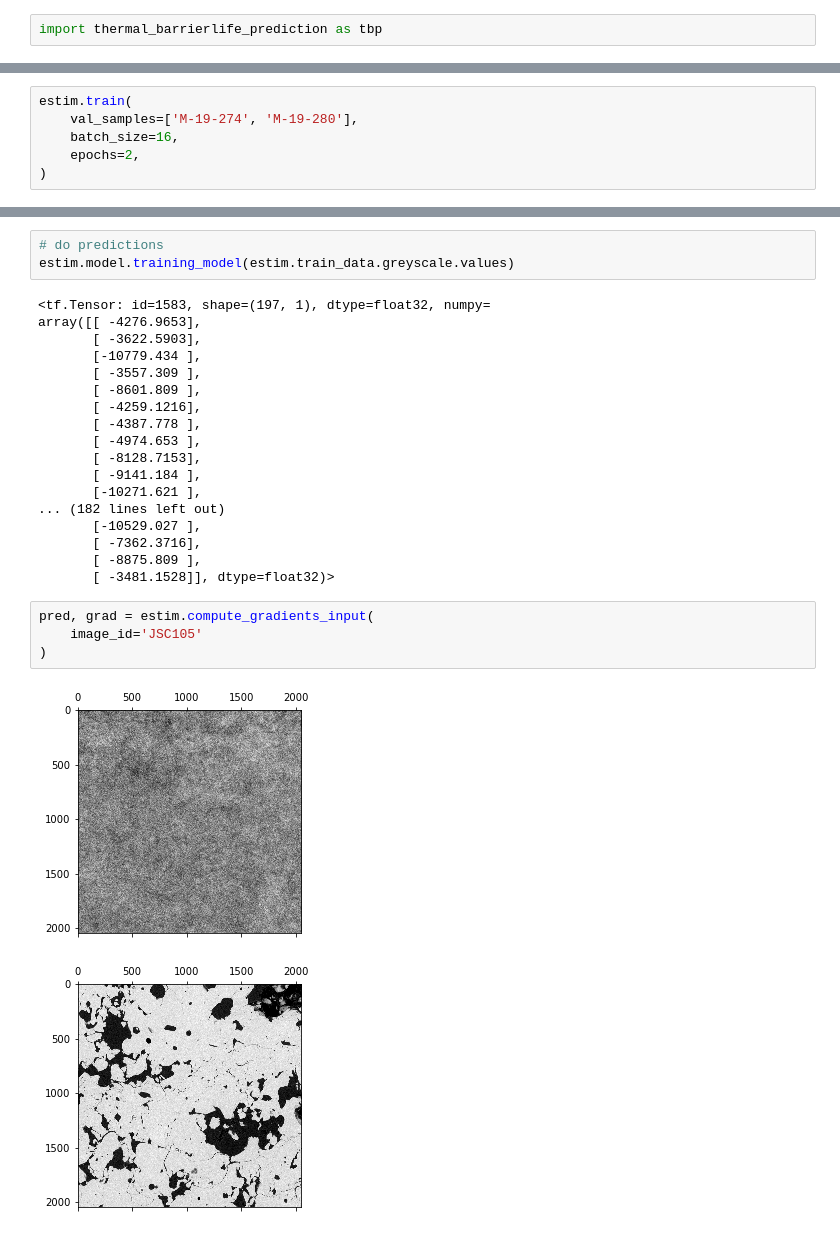
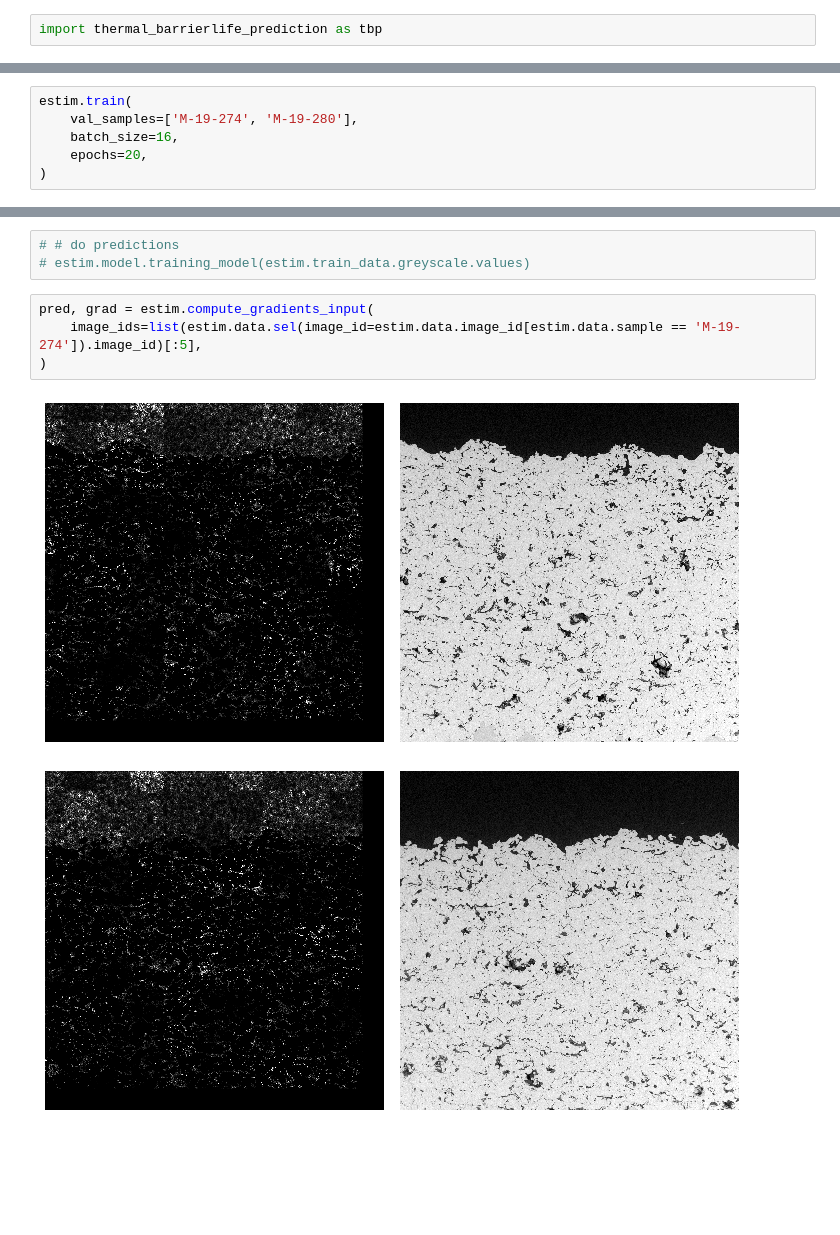
Before and after one commit to SabrinaRichter/thermal_barrierlife_prediction, a Jupyter notebook: notebooks/Training.ipynb, the cells around one changed output, grey strips where cells are left out. Saved outputs shown, nothing was run; the diff lists cells and outputs as text; blank space fills up the shorter version.

```diff
--- a/notebooks/Training.ipynb
+++ b/notebooks/Training.ipynb
@@ -17,7 +19,7 @@ estim.init_model()
 estim.train(
     val_samples=['M-19-274', 'M-19-280'],
     batch_size=16,
-    epochs=2,
+    epochs=20,
 )
 # %% [output]
 Train on 197 samples, validate on 27 samples
@@ -28,28 +61,10 @@ Epoch 2/2
 # %%
-# do predictions
-estim.model.training_model(estim.train_data.greyscale.values)
+# # do predictions
+# estim.model.training_model(estim.train_data.greyscale.values)
-# %% [output]
-<tf.Tensor: id=1583, shape=(197, 1), dtype=float32, numpy=
-array([[ -4276.9653],
-       [ -3622.5903],
-       [-10779.434 ],
-       [ -3557.309 ],
-       [ -8601.809 ],
-       [ -4259.1216],
-       [ -4387.778 ],
-       [ -4974.653 ],
-       [ -8128.7153],
-       [ -9141.184 ],
-       [-10271.621 ],
-... (182 lines left out)
-       [-10529.027 ],
-       [ -7362.3716],
-       [ -8875.809 ],
-       [ -3481.1528]], dtype=float32)>
-# %%
-pred, grad = estim.compute_gradients_input(
-    image_id='JSC105'
-)
-# %% [output]
-[figure, removed]
-[figure, removed]
+# %%
+pred, grad = estim.compute_gradients_input(
+    image_ids=list(estim.data.sel(image_id=estim.data.image_id[estim.data.sample == 'M-19-274']).image_id)[:5],
+)
+# %% [output]
+[figure, added]
+[figure, added]
```
Also changed, not shown: parts of 8 cells of this notebook, 2 other files.
